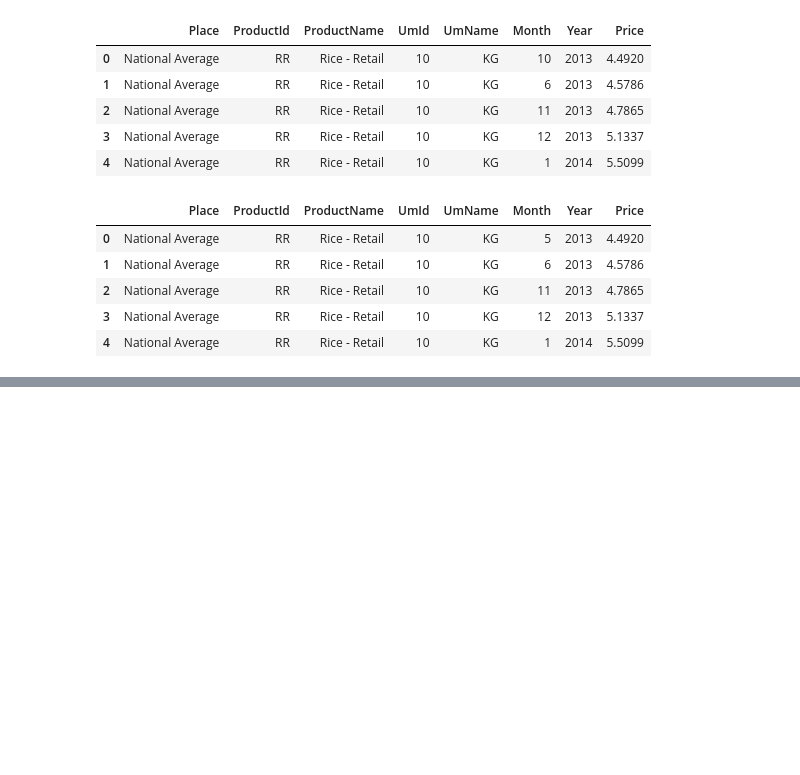
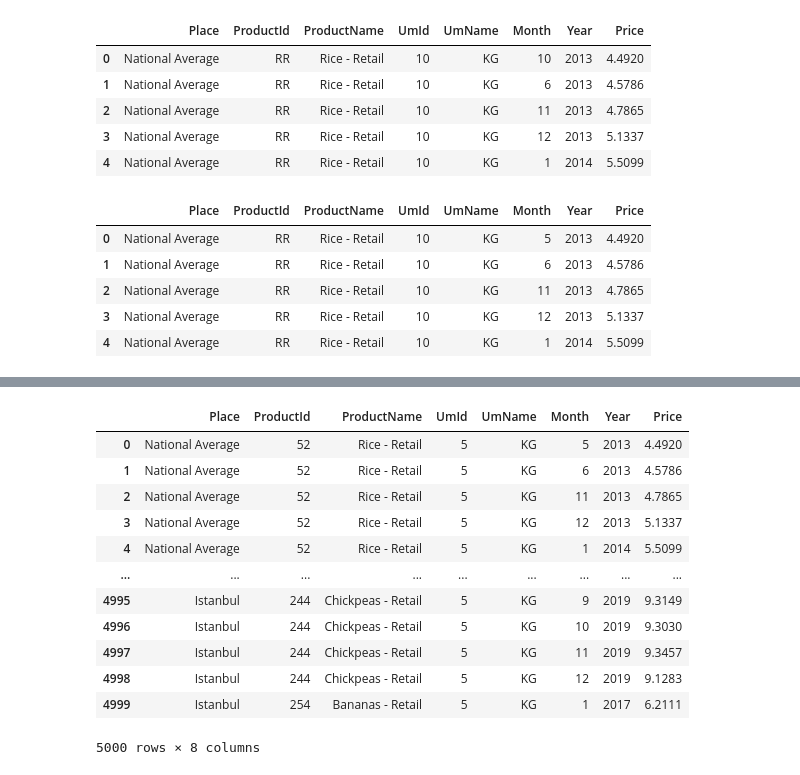
Before and after one commit to Trang27cl/testgit, a Jupyter notebook: FoodPrice_in_Turkey.ipynb, the cells around one changed output, grey strips where cells are left out. Cells and saved outputs as stored; diff of their text form; code cells hidden in the pictures; blank space fills up the shorter version.

```diff
--- a/FoodPrice_in_Turkey.ipynb
+++ b/FoodPrice_in_Turkey.ipynb
@@ -603,0 +604,18 @@ data2
+# %%
+# Tách file 1 chứa 5000 bản ghi đầu tiên
+df1 = data.loc[0:4999,:]
+df1
+# %% [output]
+|  | Place | ProductId | ProductName | UmId | UmName | Month | Year | Price |
+| 0 | National Average | 52 | Rice - Retail | 5 | KG | 5 | 2013 | 4.4920 |
+| 1 | National Average | 52 | Rice - Retail | 5 | KG | 6 | 2013 | 4.5786 |
+| 2 | National Average | 52 | Rice - Retail | 5 | KG | 11 | 2013 | 4.7865 |
+| 3 | National Average | 52 | Rice - Retail | 5 | KG | 12 | 2013 | 5.1337 |
+| 4 | National Average | 52 | Rice - Retail | 5 | KG | 1 | 2014 | 5.5099 |
+| ... | ... | ... | ... | ... | ... | ... | ... | ... |
+| 4995 | Istanbul | 244 | Chickpeas - Retail | 5 | KG | 9 | 2019 | 9.3149 |
+| 4996 | Istanbul | 244 | Chickpeas - Retail | 5 | KG | 10 | 2019 | 9.3030 |
+| 4997 | Istanbul | 244 | Chickpeas - Retail | 5 | KG | 11 | 2019 | 9.3457 |
+| 4998 | Istanbul | 244 | Chickpeas - Retail | 5 | KG | 12 | 2019 | 9.1283 |
+| 4999 | Istanbul | 254 | Bananas - Retail | 5 | KG | 1 | 2017 | 6.2111 |
+5000 rows × 8 columns
```
Also changed, not shown: parts of 20 cells of this notebook.
